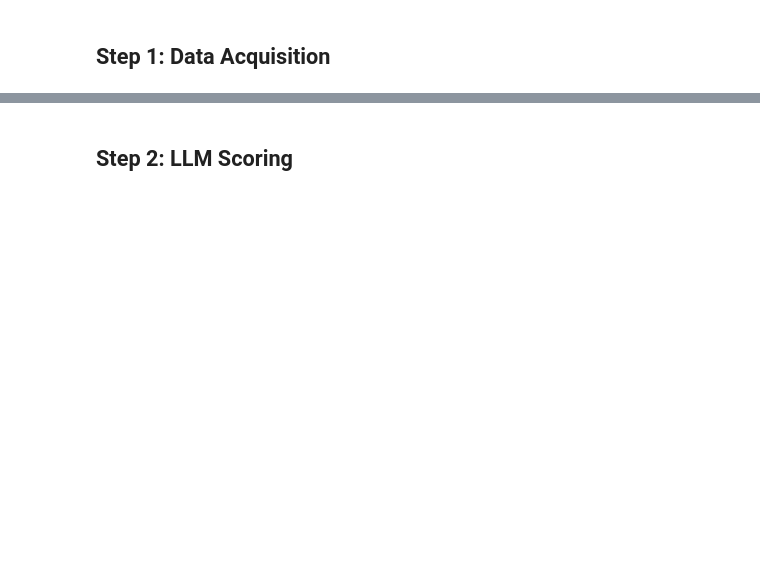
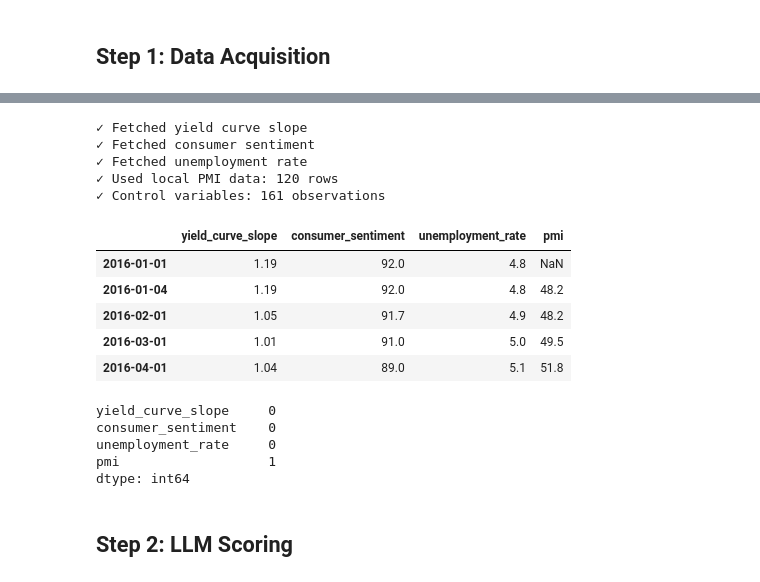
Before and after one commit to FranklineMisango/Algorithmic_Trading_and_HFT_Research, a Jupyter notebook: Algorithmic_Strategies/AI_Economy_Score_Predictor/00_full_pipeline.ipynb, the cells around one changed output, grey strips where cells are left out. Drawn from its saved outputs; the diff is of its cells as text; code cells hidden in the pictures; blank space fills up the shorter version.

```diff
--- a/Algorithmic_Strategies/AI_Economy_Score_Predictor/00_full_pipeline.ipynb
+++ b/Algorithmic_Strategies/AI_Economy_Score_Predictor/00_full_pipeline.ipynb
@@ -49,0 +92,21 @@ for name, df in macro_data.items():
+# %%
+import pandas as pd
+import re
+
+pmi_path = 'pmi_data.csv'
+pmi_df = pd.read_csv(pmi_path)
+pmi_df.columns = [c.strip().lower().replace(' ', '_') for c in pmi_df.columns]
+print("Columns in PMI file:", pmi_df.columns.tolist())
+date_col = [col for col in pmi_df.columns if 'date' in col][0]
+pmi_col = [col for col in pmi_df.columns if 'pmi' in col][0]
+def clean_date(val):
+    # Extract the part before the first parenthesis
+    val = str(val).split('(')[0].strip()
+    try:
+        return pd.to_datetime(val)
+    except Exception:
+        return pd.NaT
+pmi_df[date_col] = pmi_df[date_col].apply(clean_date)
+pmi_df = pmi_df.dropna(subset=[date_col, pmi_col])
+print(f"Loaded PMI data: {len(pmi_df)} rows")
+print(pmi_df.tail())
@@ -55,3 +141,30 @@ print(controls.head())
+# %%
+data_acq.pmi_df = pmi_df
+controls = data_acq.fetch_control_variables(start_date, end_date, pmi_df=pmi_df)
+# %% [output]
+✓ Fetched yield curve slope
+✓ Fetched consumer sentiment
+✓ Fetched unemployment rate
+✓ Used local PMI data: 120 rows
+✓ Control variables: 161 observations
+# %%
+controls.head()
+# %% [output]
+|  | yield_curve_slope | consumer_sentiment | unemployment_rate | pmi |
+| 2016-01-01 | 1.19 | 92.0 | 4.8 | NaN |
+| 2016-01-04 | 1.19 | 92.0 | 4.8 | 48.2 |
+| 2016-02-01 | 1.05 | 91.7 | 4.9 | 48.2 |
+| 2016-03-01 | 1.01 | 91.0 | 5.0 | 49.5 |
+| 2016-04-01 | 1.04 | 89.0 | 5.1 | 51.8 |
+# %%
+# count NAN
+controls.isna().sum()
+# %% [output]
+yield_curve_slope     0
+consumer_sentiment    0
+unemployment_rate     0
+pmi                   1
+dtype: int64
 # %% [markdown]
 ## Step 2: LLM Scoring
 # %%
```
Also changed, not shown: parts of 30 cells of this notebook, 8 other files.
